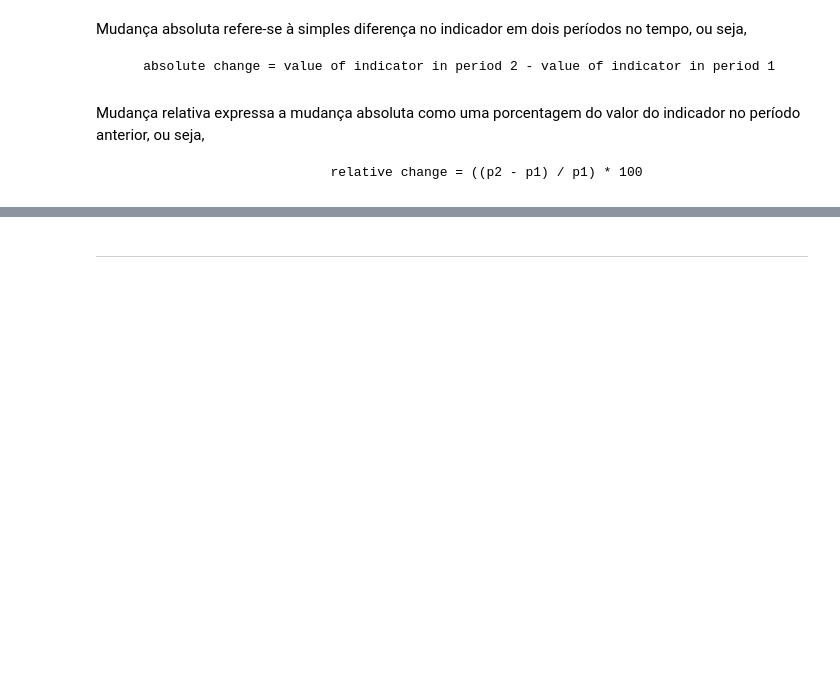
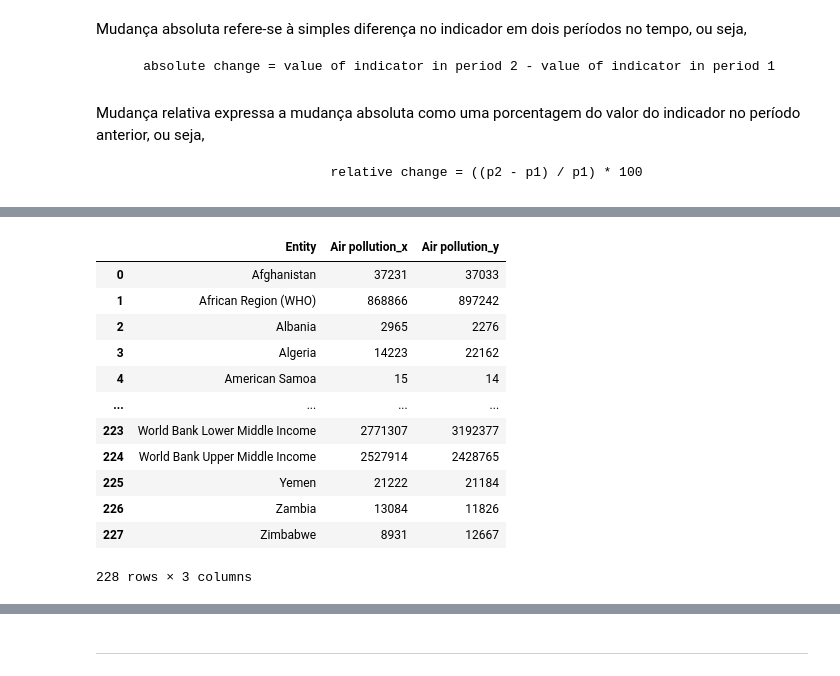
Before and after one commit to Matheus-Fontinele-Alves-Vieria/Artificial-Intelligence, a Jupyter notebook: src/notebook/Number_of_deaths.ipynb, the cells around one changed output, grey strips where cells are left out. Drawn from its saved outputs; the diff is of its cells as text; code cells hidden in the pictures; blank space fills up the shorter version.

```diff
--- a/src/notebook/Number_of_deaths.ipynb
+++ b/src/notebook/Number_of_deaths.ipynb
@@ -257,0 +284,16 @@ Mudança relativa expressa a mudança absoluta como uma porcentagem do valor do
+# %%
+df_1990_2019
+# %% [output]
+|  | Entity | Air pollution_x | Air pollution_y |
+| 0 | Afghanistan | 37231 | 37033 |
+| 1 | African Region (WHO) | 868866 | 897242 |
+| 2 | Albania | 2965 | 2276 |
+| 3 | Algeria | 14223 | 22162 |
+| 4 | American Samoa | 15 | 14 |
+| ... | ... | ... | ... |
+| 223 | World Bank Lower Middle Income | 2771307 | 3192377 |
+| 224 | World Bank Upper Middle Income | 2527914 | 2428765 |
+| 225 | Yemen | 21222 | 21184 |
+| 226 | Zambia | 13084 | 11826 |
+| 227 | Zimbabwe | 8931 | 12667 |
+228 rows × 3 columns
```
Also changed, not shown: parts of 10 cells of this notebook, 5 other files.
